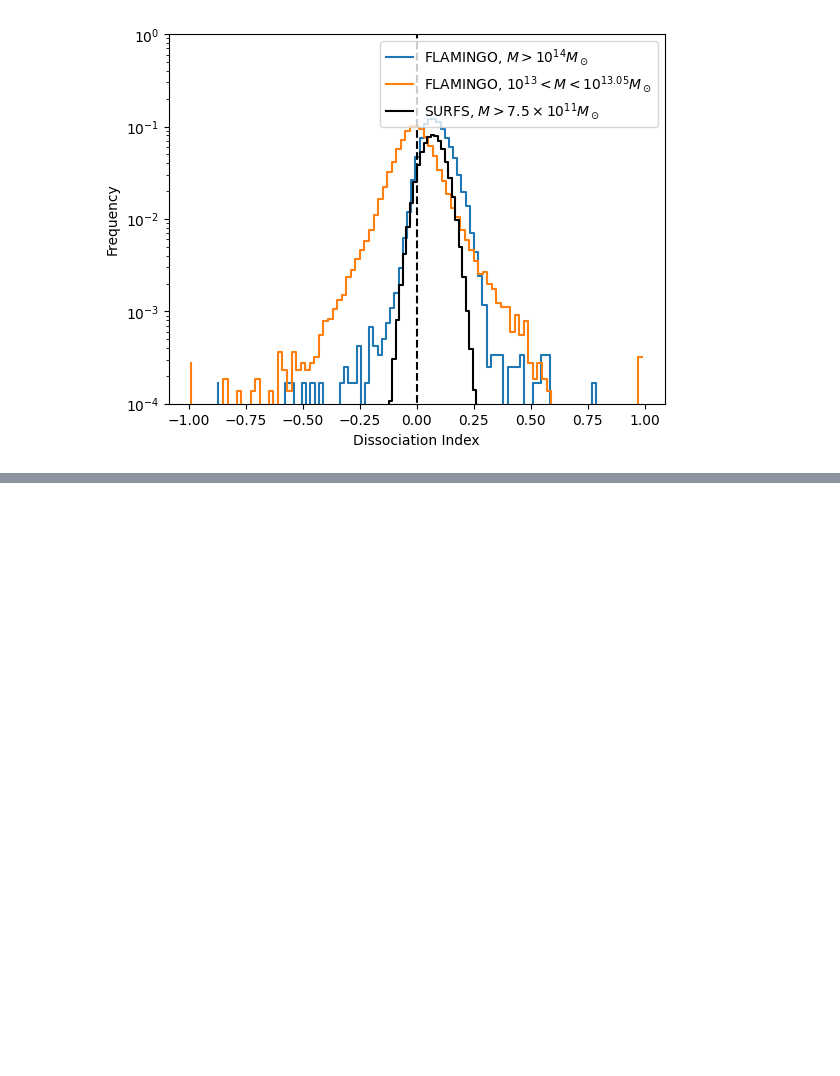
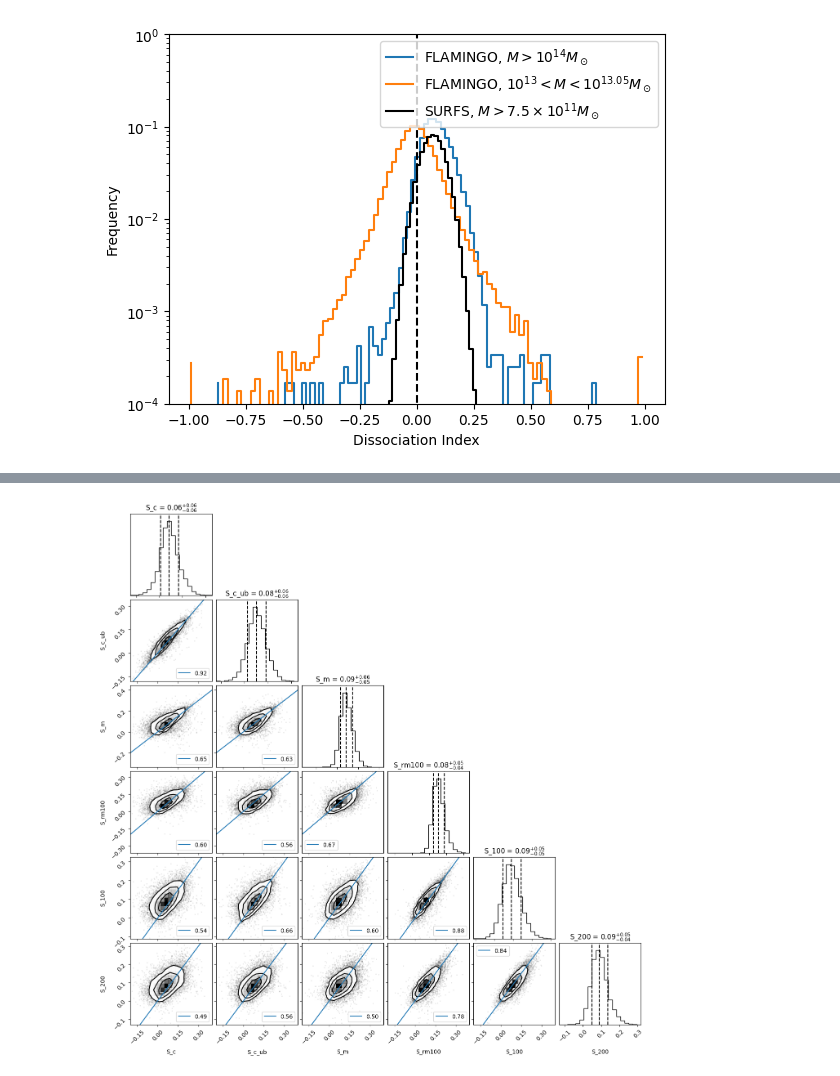
Before and after one commit to yjqqyjq/code, a Jupyter notebook: plot_s.ipynb, the cells around one changed output, grey strips where cells are left out. Saved outputs shown, nothing was run; the diff lists cells and outputs as text; code cells hidden in the pictures; blank space fills up the shorter version.

```diff
--- a/plot_s.ipynb
+++ b/plot_s.ipynb
@@ -83,0 +107,26 @@ fig.savefig("/Users/24756376/plot/Flamingo/L1000N0900/Dissociation_compare_mem_2
+# %%
+import corner
+import numpy as np
+
+    # Generate some dummy MCMC samples (replace with your actual samples)
+
+samples = (np.array([S_c,S_c_ub,S_m,S_rm,S_100,S_200]).T)
+
+#print(samples)
+    # Create the corner plot
+fig = corner.corner(samples, labels=["S_c","S_c_ub", "S_m","S_rm100", "S_100","S_200"],
+                         # Optional: true values
+                        quantiles=[0.16, 0.5, 0.84], show_titles=True)
+axes = np.array(fig.axes).reshape((6,6))
+for yi in range(6):
+    for xi in range(yi):
+        ax = axes[yi, xi]
+        ax.set_xbound(-0.2,0.4)
+        r,p=pearsonr(samples[:,xi],samples[:,yi])
+        ax.plot(np.linspace(-1,0.5,20),np.linspace(-1,0.5,20),label=f"{r:.2f}")
+#        ax.scatter(samples[:,xi][[1815,836,9065]],samples[:,yi][[1815,836,9065]],s=0.5,color='r')
+#        ax.scatter(samples[:,xi][[5673,6402,9249,4356,2113]],samples[:,yi][[5673,6402,9249,4356,2113]],s=0.5,color='g')
+#        ax.scatter(samples[:,xi][index_100],samples[:,yi][index_100],s=0.3,alpha=0.5,color='r')
+        ax.legend()
+# %% [output]
+[figure, added]
```
Also changed, not shown: parts of 4 cells of this notebook, 16 other files.
